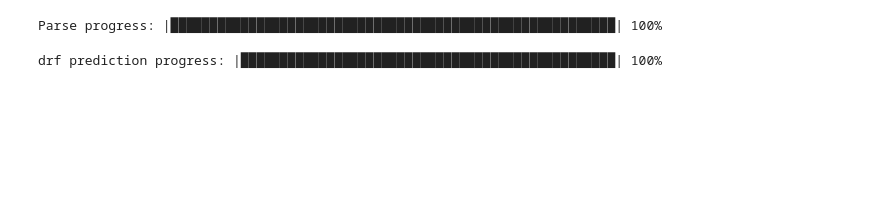
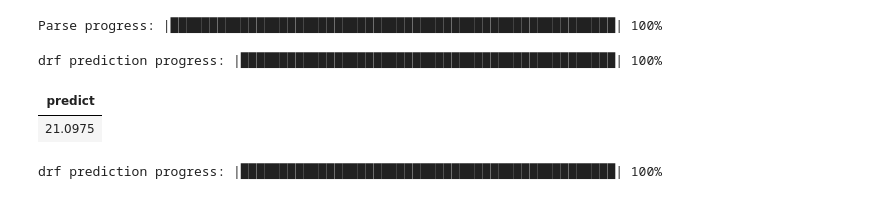
Before and after one commit to poeticcapybara/ftrc, a Jupyter notebook: DS/HouseValuePrediction.ipynb, the cells around one changed output. Saved outputs shown, nothing was run; the diff lists cells and outputs as text; code cells hidden in the pictures; blank space fills up the shorter version.

```diff
--- a/DS/HouseValuePrediction.ipynb
+++ b/DS/HouseValuePrediction.ipynb
@@ -194,6 +219,12 @@ test_data = {k:v for k,v in zip(X.columns.tolist(), test_X)}
 test_frame = h2o.H2OFrame(test_data)
 # %% [output]
 Parse progress: |█████████████████████████████████████████████████████████| 100%
+# %%
+rf.predict(test_frame)
+# %% [output]
+drf prediction progress: |████████████████████████████████████████████████| 100%
+| predict |
+| 21.0975 |
 # %%
 y_predict_h2o = rf.predict(frame).as_data_frame()
 y_true_h2o = y
```
Also changed, not shown: parts of 24 cells of this notebook.
